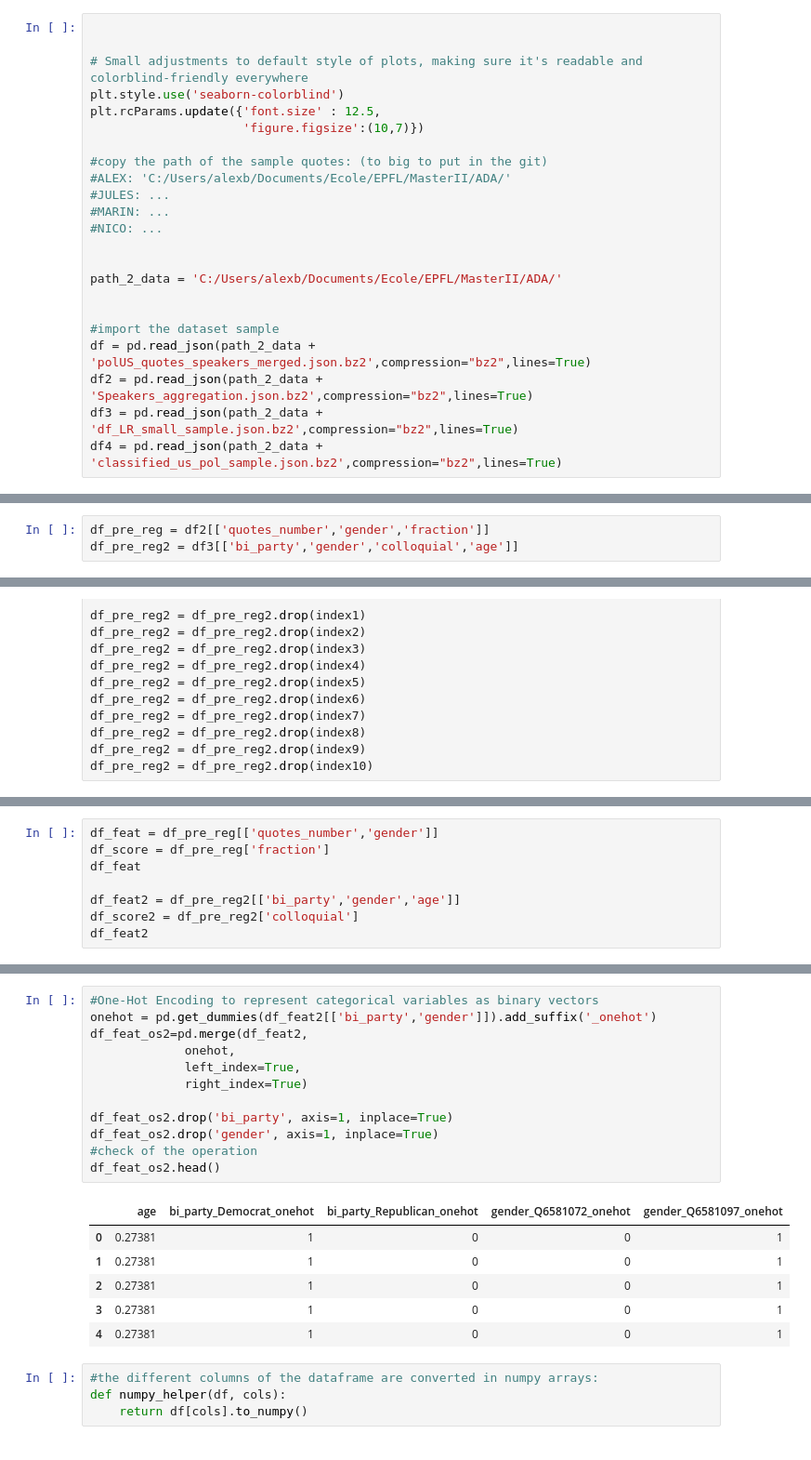
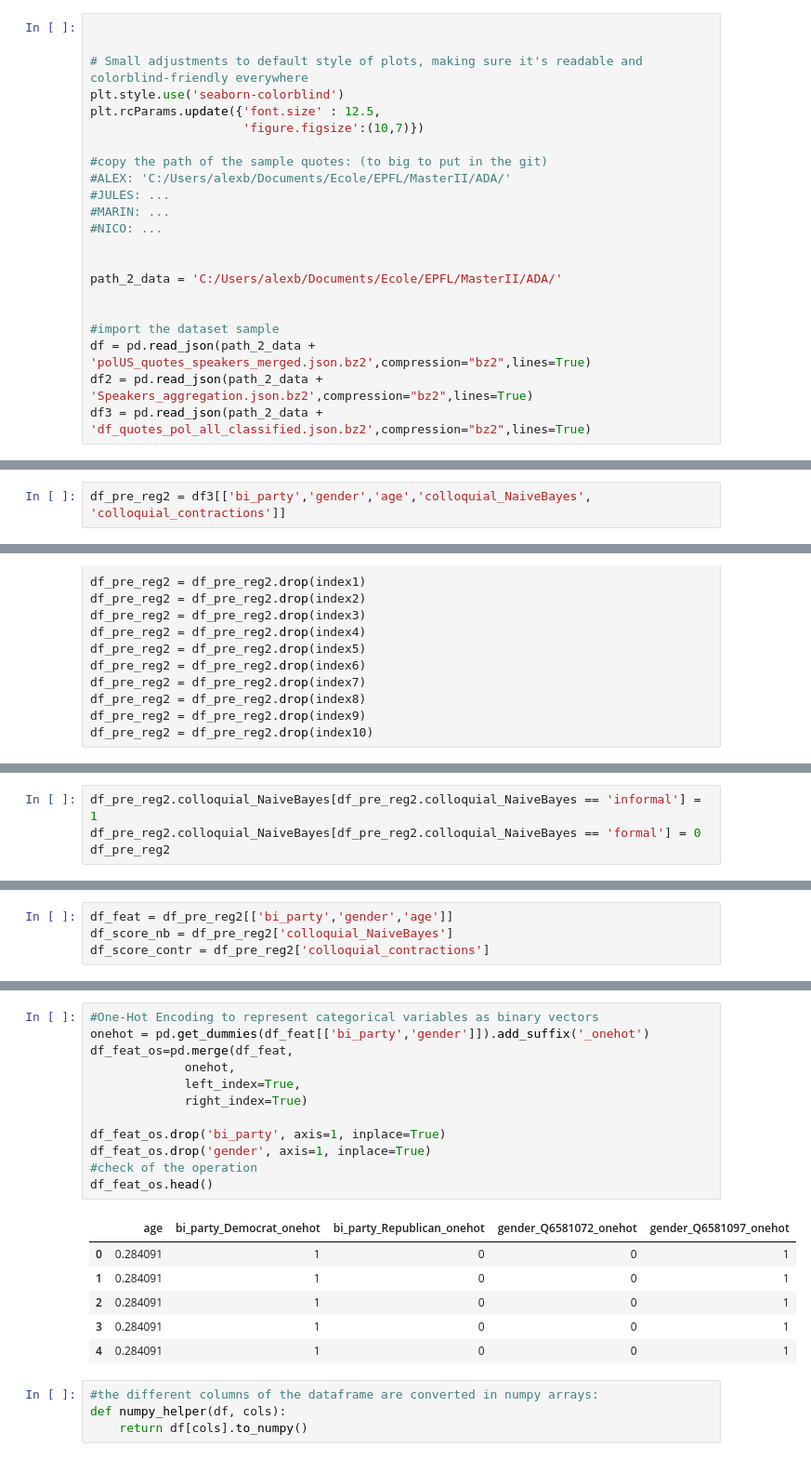
Before and after one commit to epfl-ada/ada-2021-project-adacadabra, a Jupyter notebook: ANALYSIS/03 Regression.ipynb, the cells around one changed output, grey strips where cells are left out. Shown at 93% size. Saved outputs shown, nothing was run; the diff lists cells and outputs as text.

```diff
--- a/ANALYSIS/03 Regression.ipynb
+++ b/ANALYSIS/03 Regression.ipynb
@@ -49,6 +49,5 @@ path_2_data = 'C:/Users/alexb/Documents/Ecole/EPFL/MasterII/ADA/'
 #import the dataset sample
 df = pd.read_json(path_2_data + 'polUS_quotes_speakers_merged.json.bz2',compression="bz2",lines=True)
 df2 = pd.read_json(path_2_data + 'Speakers_aggregation.json.bz2',compression="bz2",lines=True)
-df3 = pd.read_json(path_2_data + 'df_LR_small_sample.json.bz2',compression="bz2",lines=True)
-df4 = pd.read_json(path_2_data + 'classified_us_pol_sample.json.bz2',compression="bz2",lines=True)
+df3 = pd.read_json(path_2_data + 'df_quotes_pol_all_classified.json.bz2',compression="bz2",lines=True)
 # %%
@@ -82,4 +81,3 @@ df3
 # %%
-df_pre_reg = df2[['quotes_number','gender','fraction']]
-df_pre_reg2 = df3[['bi_party','gender','colloquial','age']]
+df_pre_reg2 = df3[['bi_party','gender','age','colloquial_NaiveBayes', 'colloquial_contractions']]
 # %%
@@ -196,0 +140,4 @@ df_pre_reg2['age'] = (df_pre_reg2['age']-df_pre_reg2['age'].min())/(df_pre_reg2[
+# %%
+df_pre_reg2.colloquial_NaiveBayes[df_pre_reg2.colloquial_NaiveBayes == 'informal'] = 1
+df_pre_reg2.colloquial_NaiveBayes[df_pre_reg2.colloquial_NaiveBayes == 'formal'] = 0
+df_pre_reg2
@@ -197,8 +172,4 @@ df_pre_reg2['age'] = (df_pre_reg2['age']-df_pre_reg2['age'].min())/(df_pre_reg2[
 # %%
-df_feat = df_pre_reg[['quotes_number','gender']]
-df_score = df_pre_reg['fraction']
-df_feat
-
-df_feat2 = df_pre_reg2[['bi_party','gender','age']]
-df_score2 = df_pre_reg2['colloquial']
-df_feat2
+df_feat = df_pre_reg2[['bi_party','gender','age']]
+df_score_nb = df_pre_reg2['colloquial_NaiveBayes']
+df_score_contr = df_pre_reg2['colloquial_contractions']
@@ -237,22 +178,22 @@ df_feat_os.head()
 # %%
 #One-Hot Encoding to represent categorical variables as binary vectors
-onehot = pd.get_dummies(df_feat2[['bi_party','gender']]).add_suffix('_onehot')
-df_feat_os2=pd.merge(df_feat2,
+onehot = pd.get_dummies(df_feat[['bi_party','gender']]).add_suffix('_onehot')
+df_feat_os=pd.merge(df_feat,
              onehot,
              left_index=True,
              right_index=True)
 
-df_feat_os2.drop('bi_party', axis=1, inplace=True)
-df_feat_os2.drop('gender', axis=1, inplace=True)
+df_feat_os.drop('bi_party', axis=1, inplace=True)
+df_feat_os.drop('gender', axis=1, inplace=True)
 #check of the operation
-df_feat_os2.head()
+df_feat_os.head()
 # %% [output]
 |  | age | bi_party_Democrat_onehot | bi_party_Republican_onehot | gender_Q6581072_onehot | gender_Q6581097_onehot |
-| 0 | 0.27381 | 1 | 0 | 0 | 1 |
-| 1 | 0.27381 | 1 | 0 | 0 | 1 |
-| 2 | 0.27381 | 1 | 0 | 0 | 1 |
-| 3 | 0.27381 | 1 | 0 | 0 | 1 |
-| 4 | 0.27381 | 1 | 0 | 0 | 1 |
+| 0 | 0.284091 | 1 | 0 | 0 | 1 |
+| 1 | 0.284091 | 1 | 0 | 0 | 1 |
+| 2 | 0.284091 | 1 | 0 | 0 | 1 |
+| 3 | 0.284091 | 1 | 0 | 0 | 1 |
+| 4 | 0.284091 | 1 | 0 | 0 | 1 |
 # %%
 #the different columns of the dataframe are converted in numpy arrays:
 def numpy_helper(df, cols):
```
Also changed, not shown: parts of 30 cells of this notebook.
